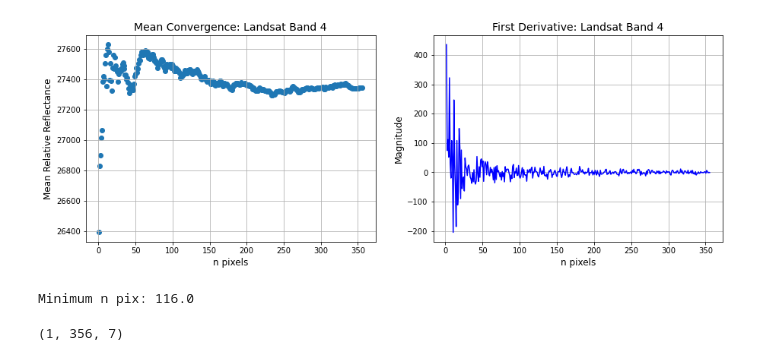
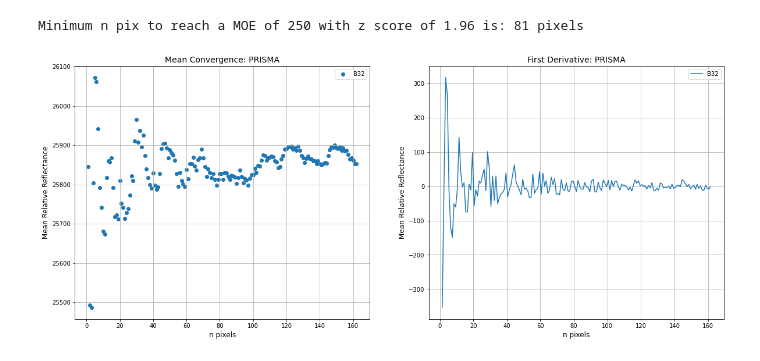
Before and after one commit to henrytcrawford/MSc_scripts_Aconquija, a Jupyter notebook: spot_sample/pixel_converge.ipynb, the cells around one changed output. Saved outputs shown, nothing was run; the diff lists cells and outputs as text; code cells hidden in the pictures.

Commit message:
cleaned up chunks
Simplified code chunks, always fully iterative through bands

can save figures ** not RGB plot...

```diff
--- a/spot_sample/pixel_converge.ipynb
+++ b/spot_sample/pixel_converge.ipynb
@@ -116,61 +206,37 @@ for i in range(count_pix):
 # %%
-# PLOT
-x = pixel
-y = means
+## PLOT INDIVIDUAL BAND ##
 
-# approximate first derivative i.e. slope of line at midpoiont between two points
-y_p = np.diff(y) / np.diff(x)
-x_p = (np.array(x)[:-1] + np.array(x)[1:]) / 2
+target_band = 32 # band to plot, starting at 1
 
-# PLOT
-plt.figure(figsize=(15,5))
+## PLOT
+target_band = target_band + 1
+plt.figure(figsize=(20,8))
 
 # plot cumulative means by pixel
 plt.subplot(1,2,1)
-plt.scatter(x,y)
+plt.scatter(x_array[target_band], y_array[target_band], label = 'B{}'.format(target_band-1))
+
+plt.legend()
 plt.xlabel('n pixels', size = 12)
 plt.ylabel('Mean Relative Reflectance', size = 12)
-plt.title('Mean Convergence: {} Band {}'.format(target_sensor, target_band +1), size = 14)
+plt.title('Mean Convergence: {}'.format(sensor), size = 14)
 plt.grid()
 plt.ylim()
 
 # plot first derivative, should converge at 0
 plt.subplot(1,2,2)
-plt.plot(x_p, y_p, 'b')
+plt.plot(x_p_array[target_band], y_p_array[target_band], label = 'B{}'.format(target_band-1))
+
+plt.legend()
 plt.xlabel('n pixels', size = 12)
-plt.ylabel('Magnitude', size = 12)
-plt.title('First Derivative: {} Band {}'.format(target_sensor, target_band+1), size = 14)
+plt.ylabel('Mean Relative Reflectance', size = 12)
+plt.title('First Derivative: {}'.format(sensor), size = 14)
 plt.grid()
+plt.ylim()
 
-plt.show()
+MOE_target_band = round(MOE_outputs[target_band])
+
+print('Minimum n pix to reach a MOE of {} with z score of {} is: {} pixels'.format(MOE,z,MOE_target_band))
 # %% [output]
+Minimum n pix to reach a MOE of 250 with z score of 1.96 is: 81 pixels
-[figure, old version]
+[figure, new version]
-# %%
-# MOE MINUM N
-# function to determine minimum number (n) pixels to reach a designated Margin of Error given a specific confident interval (z score)
-def margin_of_error(z, std, MOE):
-    n_required = ((z*std)/MOE)**2
-    return(n_required)
-
-# variables
-z = 1.96 # i.e 95% confidence interval
-MOE = 250 # reflectance
-
-n_pix_required = margin_of_error(z,std_pix, MOE)
-print('Minimum n pix: {}'.format(round(n_pix_required,0)))
-# %% [output]
-Minimum n pix: 116.0
-# %%
-count_pix = masked[1][masked[1] != data_profile['nodata']] # check number of non- nodata pixels in the first band, use as numpy shape
-count_pix = np.min(np.shape(count_pix))
-
-pix_array = np.empty((1, count_pix, count)) # create empty array 1 row, pixel count length, bands dimensions.
-
-range(count -1)
-
-y_array = np.empty((1, count_pix, count)) # dtype only works as dict, list, or object (?)
-y_p_array = np.empty((1, count_pix, count))
-
-np.shape(y_array)
-# %% [output]
-(1, 356, 7)
```
Also changed, not shown: parts of 8 cells of this notebook, 1 other file.
